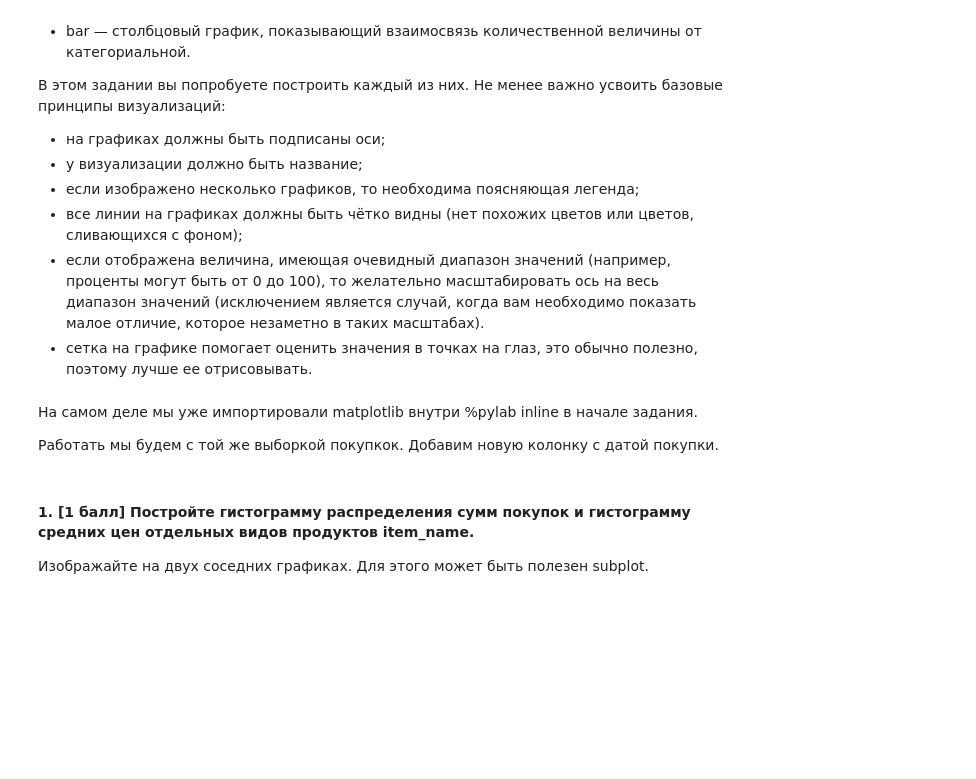
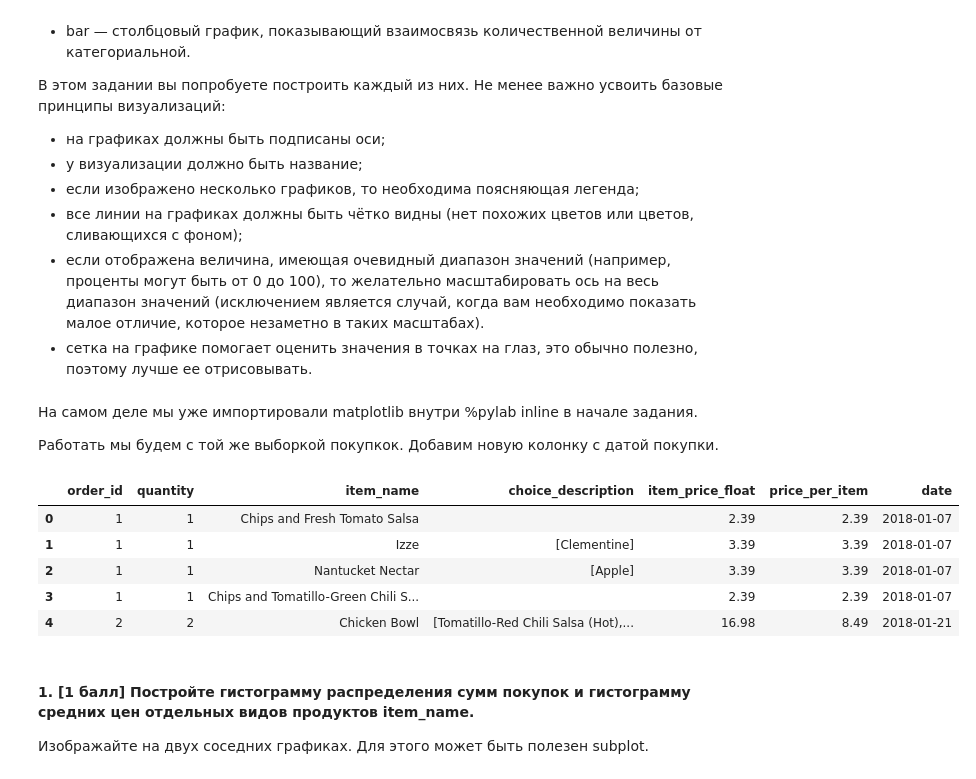
Before and after one commit to hse-mlearn/ha-01-glafiraV, a Jupyter notebook: homework-practice-01.ipynb, the cells around one changed output. Saved outputs shown, nothing was run; the diff lists cells and outputs as text; code cells hidden in the pictures; blank space fills up the shorter version.

```diff
--- a/homework-practice-01.ipynb
+++ b/homework-practice-01.ipynb
@@ -325,6 +325,15 @@ dates['date'] = [
 
 # если DataFrame с покупками из прошлого заказа называется не df, замените на ваше название ниже
 RestrData['date'] = RestrData.order_id.map(dates['date'])
+# %%
+RestrData.head()
+# %% [output]
+|  | order_id | quantity | item_name | choice_description | item_price_float | price_per_item | date |
+| 0 | 1 | 1 | Chips and Fresh Tomato Salsa |  | 2.39 | 2.39 | 2018-01-07 |
+| 1 | 1 | 1 | Izze | [Clementine] | 3.39 | 3.39 | 2018-01-07 |
+| 2 | 1 | 1 | Nantucket Nectar | [Apple] | 3.39 | 3.39 | 2018-01-07 |
+| 3 | 1 | 1 | Chips and Tomatillo-Green Chili S... |  | 2.39 | 2.39 | 2018-01-07 |
+| 4 | 2 | 2 | Chicken Bowl | [Tomatillo-Red Chili Salsa (Hot),... | 16.98 | 8.49 | 2018-01-21 |
 # %% [markdown]
 #### 1. [1 балл] Постройте гистограмму распределения сумм покупок и гистограмму средних цен отдельных видов продуктов item_name.
 
```
Also changed, not shown: parts of 8 cells of this notebook.
